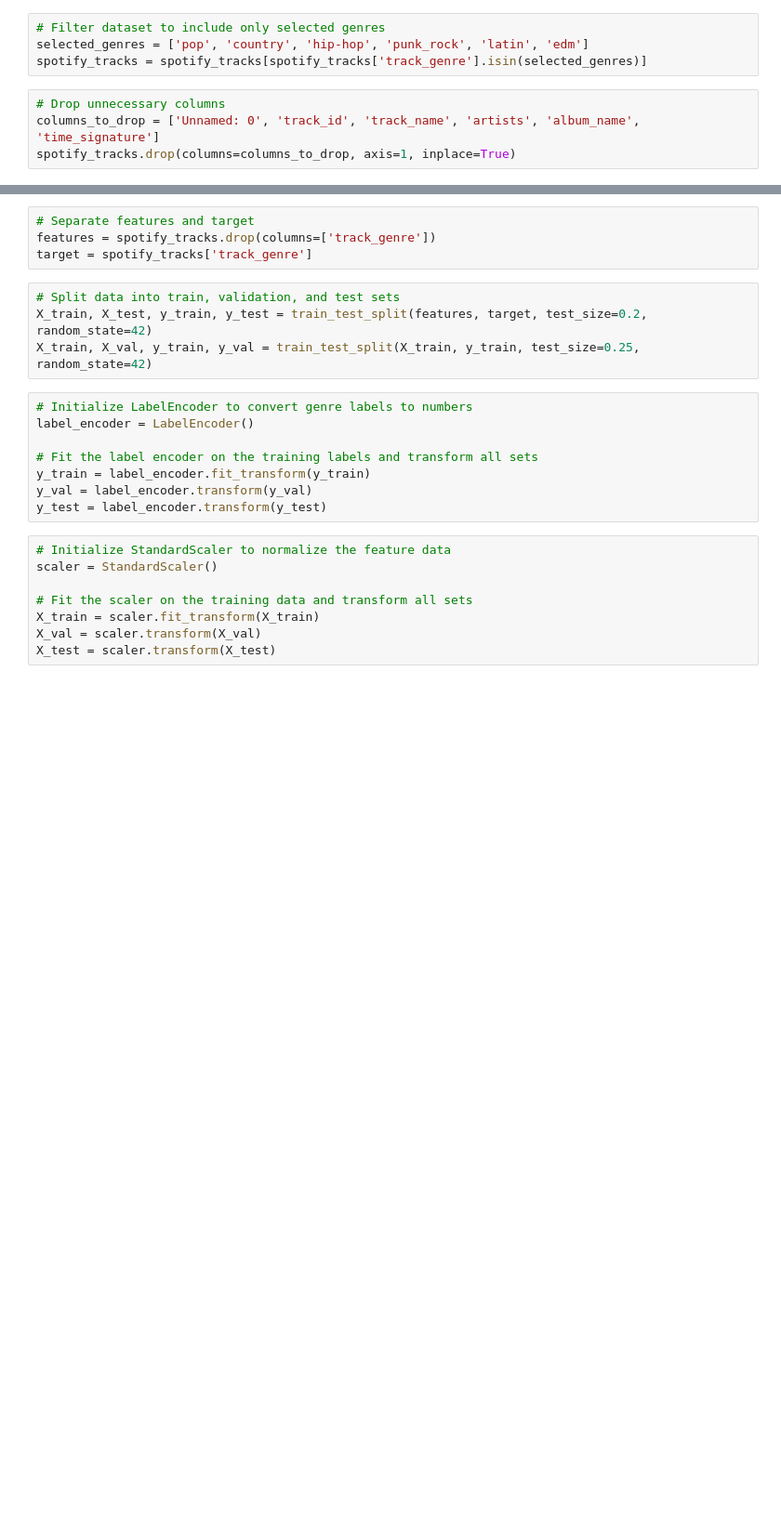
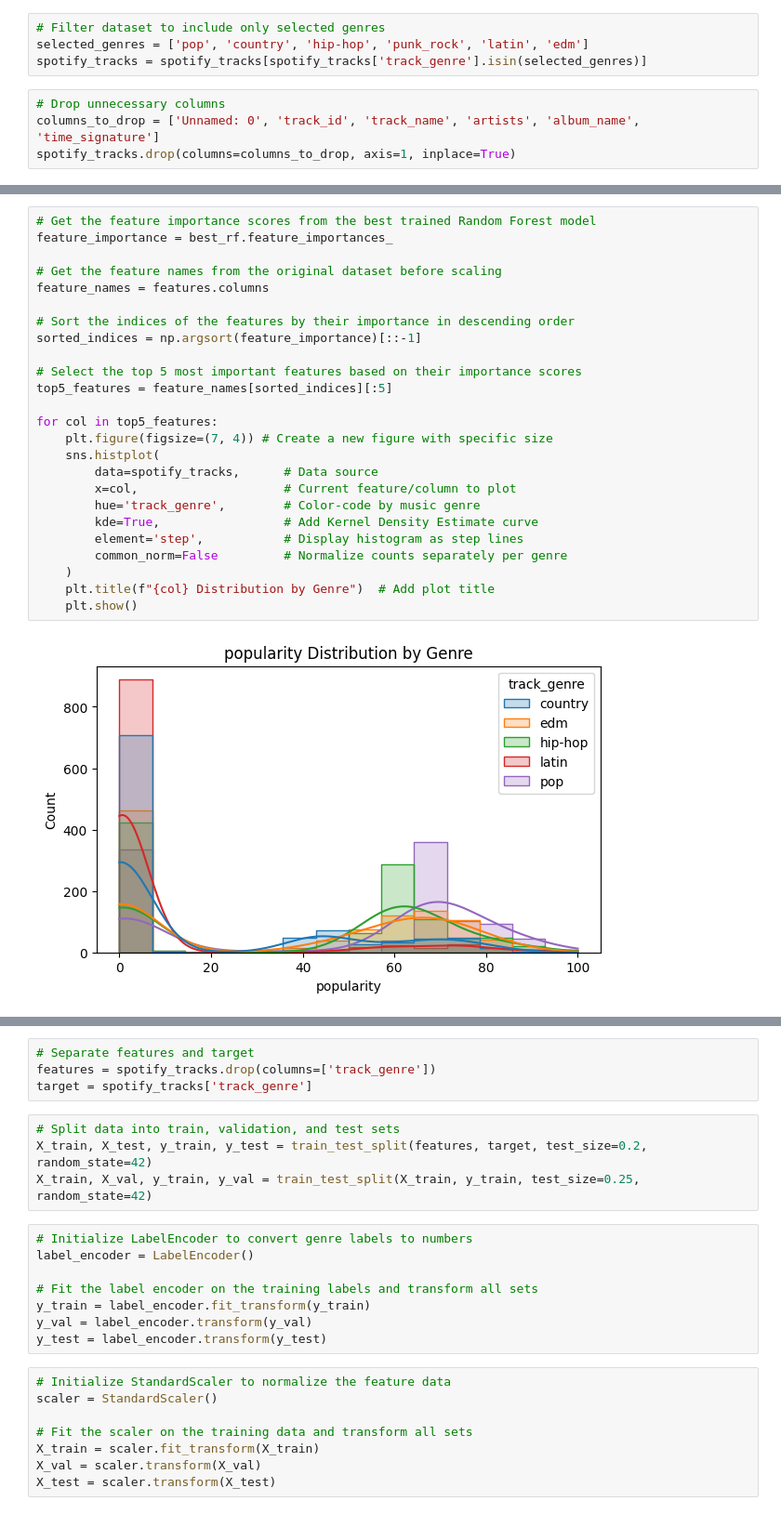
Before and after one commit to O999-juice/Random-Forest-Classification, a Jupyter notebook: Random_Forst_1.ipynb, the cells around one changed output, grey strips where cells are left out. Shown at 93% size. Saved outputs shown, nothing was run; the diff lists cells and outputs as text; blank space fills up the shorter version.

```diff
--- a/Random_Forst_1.ipynb
+++ b/Random_Forst_1.ipynb
@@ -43,0 +94,27 @@ print("Missing values after dropping:", spotify_tracks.isnull().sum())
+# %%
+# Get the feature importance scores from the best trained Random Forest model
+feature_importance = best_rf.feature_importances_
+
+# Get the feature names from the original dataset before scaling
+feature_names = features.columns
+
+# Sort the indices of the features by their importance in descending order
+sorted_indices = np.argsort(feature_importance)[::-1]
+
+# Select the top 5 most important features based on their importance scores
+top5_features = feature_names[sorted_indices][:5]
+
+for col in top5_features:
+    plt.figure(figsize=(7, 4)) # Create a new figure with specific size
+    sns.histplot(
+        data=spotify_tracks,      # Data source
+        x=col,                    # Current feature/column to plot
+        hue='track_genre',        # Color-code by music genre
+        kde=True,                 # Add Kernel Density Estimate curve
+        element='step',           # Display histogram as step lines
+        common_norm=False         # Normalize counts separately per genre
+    )
+    plt.title(f"{col} Distribution by Genre")  # Add plot title
+    plt.show()
+# %% [output]
+[figure, added]
```
Also changed, not shown: parts of 12 cells of this notebook.
